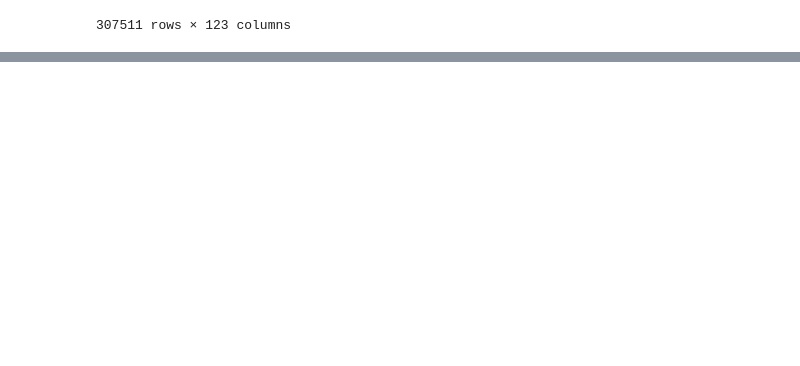
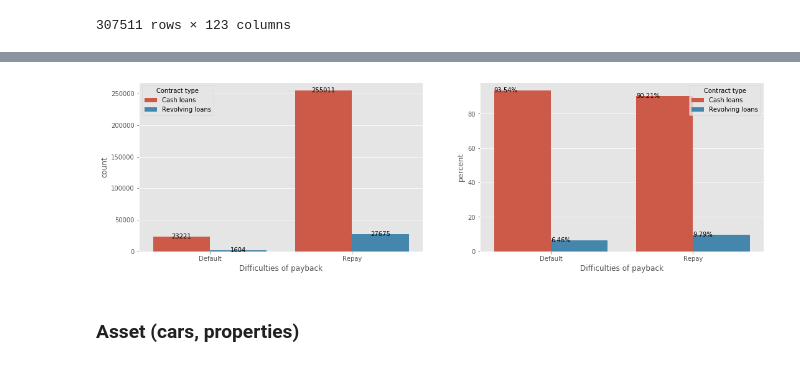
Before and after one commit to sunny0103/personal_project_kaggle, a Jupyter notebook: bank_loan/bank Loan EDA.ipynb, the cells around one changed output, grey strips where cells are left out. Drawn from its saved outputs; the diff is of its cells as text; code cells hidden in the pictures; blank space fills up the shorter version.

```diff
--- a/bank_loan/bank Loan EDA.ipynb
+++ b/bank_loan/bank Loan EDA.ipynb
@@ -213,0 +249,7 @@ ax.legend(title='Contract type')
+# %%
+x,y = 'taget_label', 'NAME_CONTRACT_TYPE'
+
+contype= applicationDF.groupby(x)[y].value_counts(normalize=True)
+contype = contype.mul(100)
+contype = contype.rename('percent').reset_index()
+contype
@@ -214,2 +262,23 @@ ax.legend(title='Contract type')
+# %%
+fig,(ax1,ax2)=plt.subplots(nrows=1,ncols=2)
+fig.set_size_inches(18,5)
+sns.countplot(data=applicationDF,hue='NAME_CONTRACT_TYPE',x='taget_label',ax=ax1)
+ax1.set(xlabel='Difficulties of payback')
+ax1.legend(title='Contract type')
+for p in ax1.patches:
+    ax1.annotate(format(p.get_height(),'.0f'),(p.get_x()+p.get_width()/2.,p.get_height()),
+                ha='center',va='center')
+sns.barplot(data=contype,hue='NAME_CONTRACT_TYPE',x='taget_label',y='percent',ax=ax2)
+ax2.set(xlabel='Difficulties of payback')
+ax2.legend(title='Contract type')
+for p in ax2.patches:
+    txt = str(p.get_height().round(2)) + '%'
+    txt_x = p.get_x()
+    txt_y = p.get_height()
+    ax2.text(txt_x,txt_y,txt,ha='left',va='center')
+# %% [output]
+[figure, added]
+# %% [markdown]
+### Asset (cars, properties)
 # %%
 fig,axes=plt.subplots(1,2)
```
Also changed, not shown: parts of 18 cells of this notebook.
